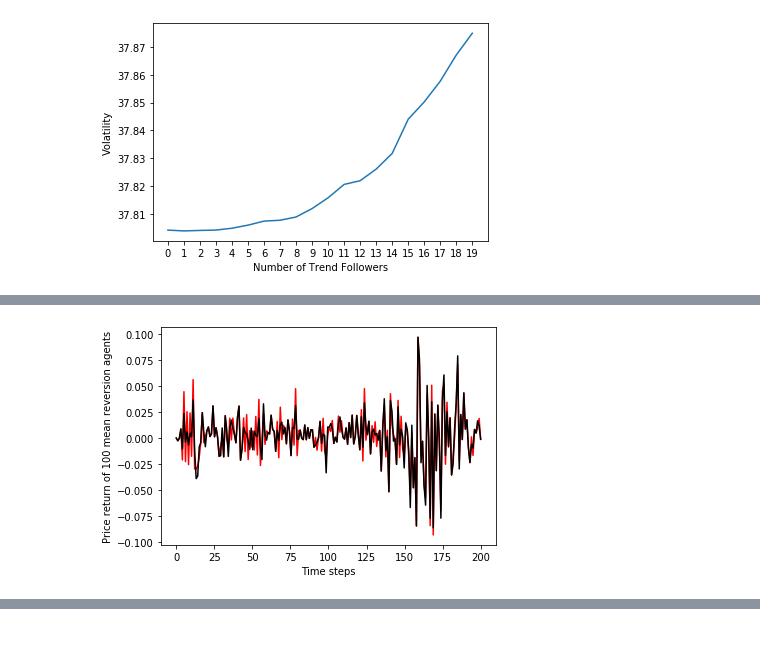
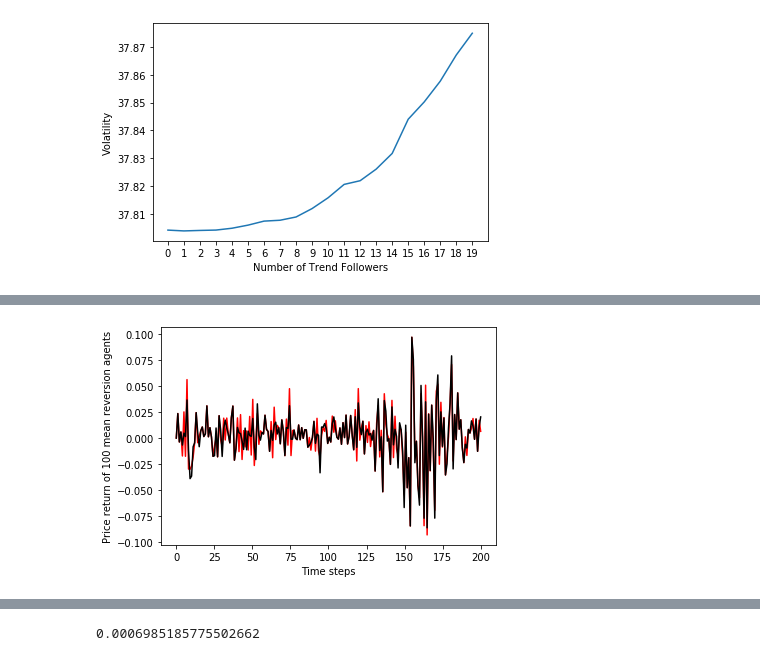
Before and after one commit to khanhnguyen15/Market-Simulation, a Jupyter notebook: Simulations/Simulation-Testings.ipynb, the cells around one changed output, grey strips where cells are left out. Drawn from its saved outputs; the diff is of its cells as text; code cells hidden in the pictures.

```diff
--- a/Simulations/Simulation-Testings.ipynb
+++ b/Simulations/Simulation-Testings.ipynb
@@ -607,5 +747,6 @@ plt.show()
 # %%
 rhalf_return_test = TestCase(X, S_real_AAPL)
+rhalf_return_test.add_trader(2, RandomTrader)
 rhalf_return_test.add_trader(5, TrendFollower)
 rhalf_return_test.add_trader(5, MeanReversion)
 rhalf_return_test.update_price()
@@ -630 +771 @@ plt.show()
-[figure, old version]
+[figure, new version]
@@ -631,0 +775,4 @@ plt.show()
+# %%
+test.get_volatility()
+# %% [output]
+0.0006985185775502662
```
Also changed, not shown: parts of 25 cells of this notebook, 3 other files.
